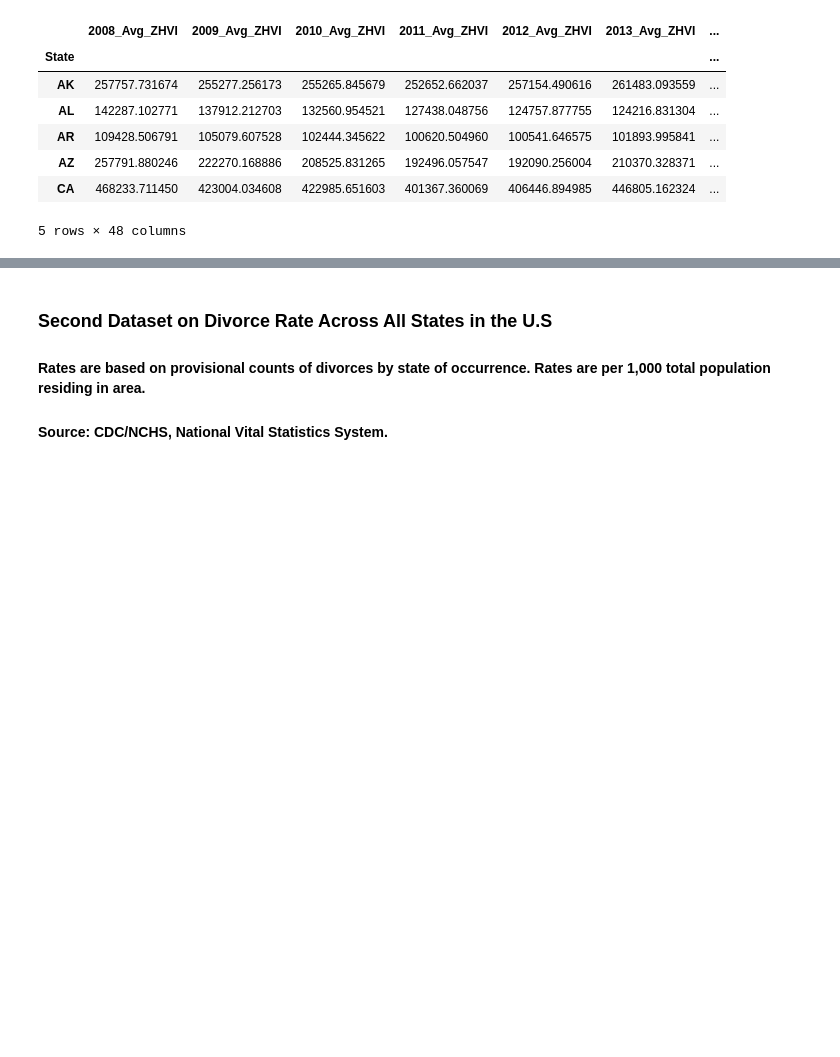
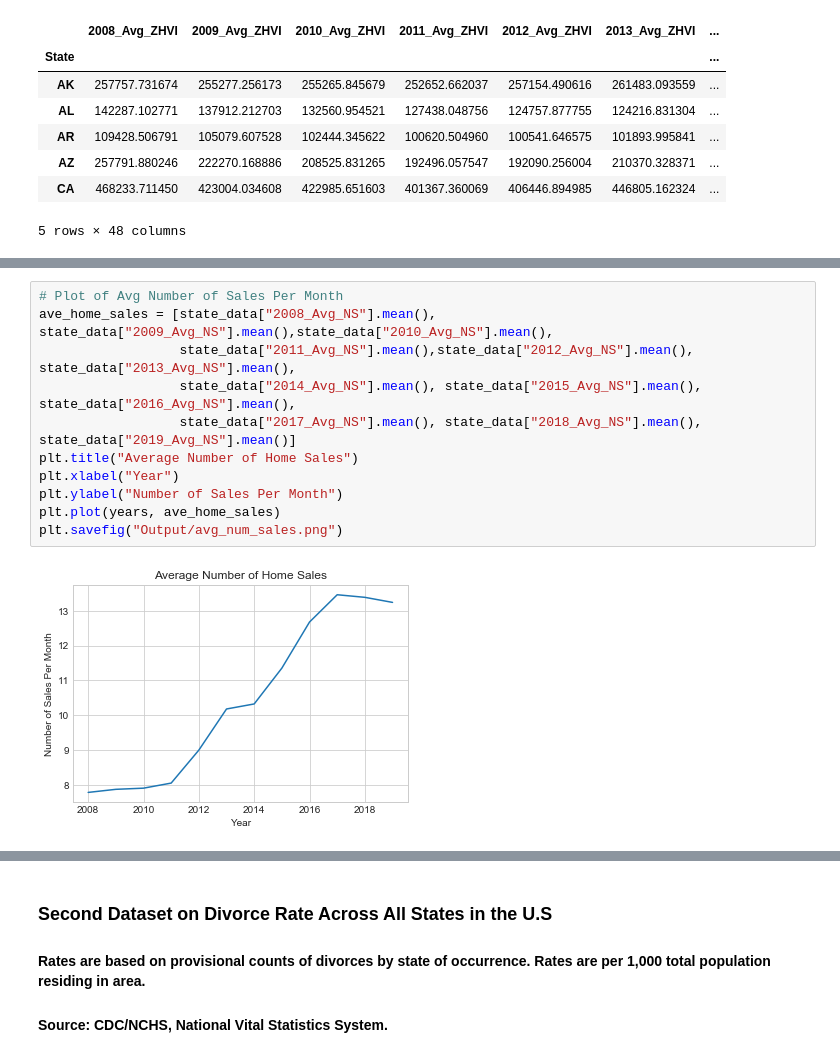
Before and after one commit to cmarchini19/US-Housing-Market-Analysis, a Jupyter notebook: tolu.ipynb, the cells around one changed output, grey strips where cells are left out. Cells and saved outputs as stored; diff of their text form; blank space fills up the shorter version.

```diff
--- a/tolu.ipynb
+++ b/tolu.ipynb
@@ -198,0 +214,13 @@ state_data.head()
+# %%
+# Plot of Avg Number of Sales Per Month
+ave_home_sales = [state_data["2008_Avg_NS"].mean(), state_data["2009_Avg_NS"].mean(),state_data["2010_Avg_NS"].mean(),
+                  state_data["2011_Avg_NS"].mean(),state_data["2012_Avg_NS"].mean(), state_data["2013_Avg_NS"].mean(),
+                  state_data["2014_Avg_NS"].mean(), state_data["2015_Avg_NS"].mean(), state_data["2016_Avg_NS"].mean(),
+                  state_data["2017_Avg_NS"].mean(), state_data["2018_Avg_NS"].mean(), state_data["2019_Avg_NS"].mean()]
+plt.title("Average Number of Home Sales")
+plt.xlabel("Year")
+plt.ylabel("Number of Sales Per Month")
+plt.plot(years, ave_home_sales)
+plt.savefig("Output/avg_num_sales.png")
+# %% [output]
+[figure, added]
```
Also changed, not shown: parts of 25 cells of this notebook, 18 other files.
